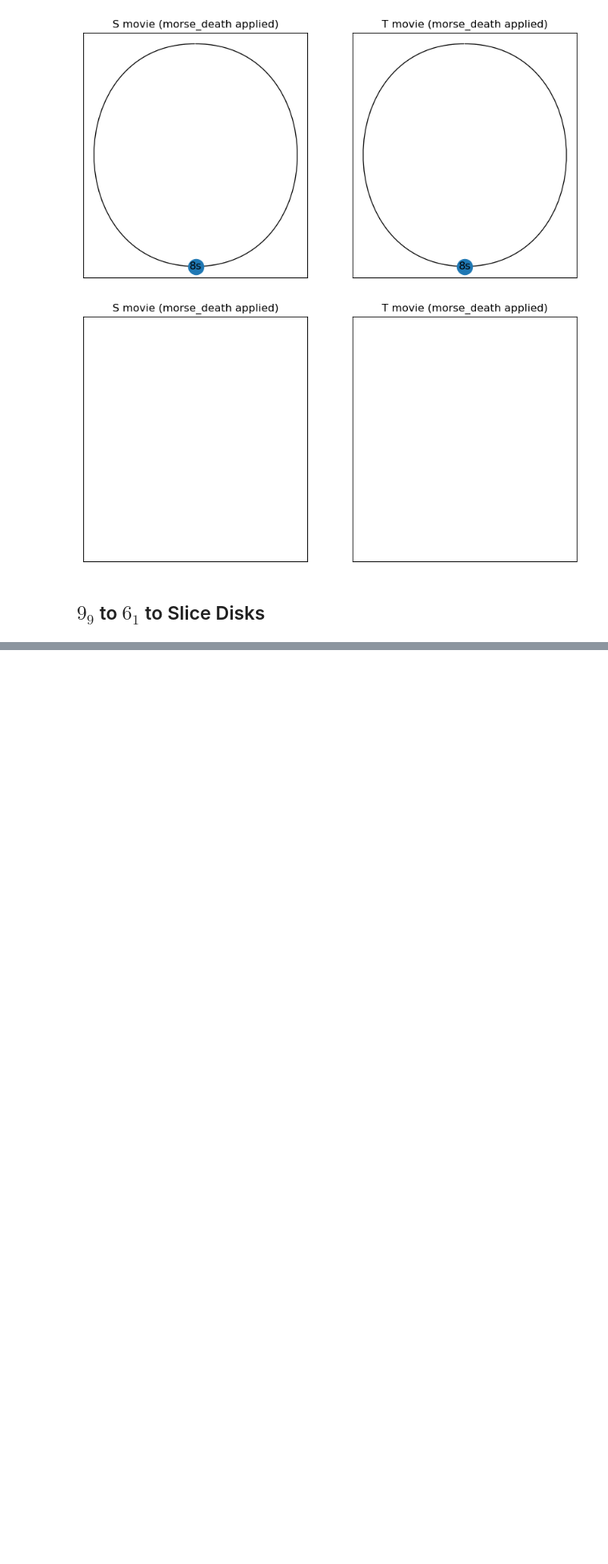
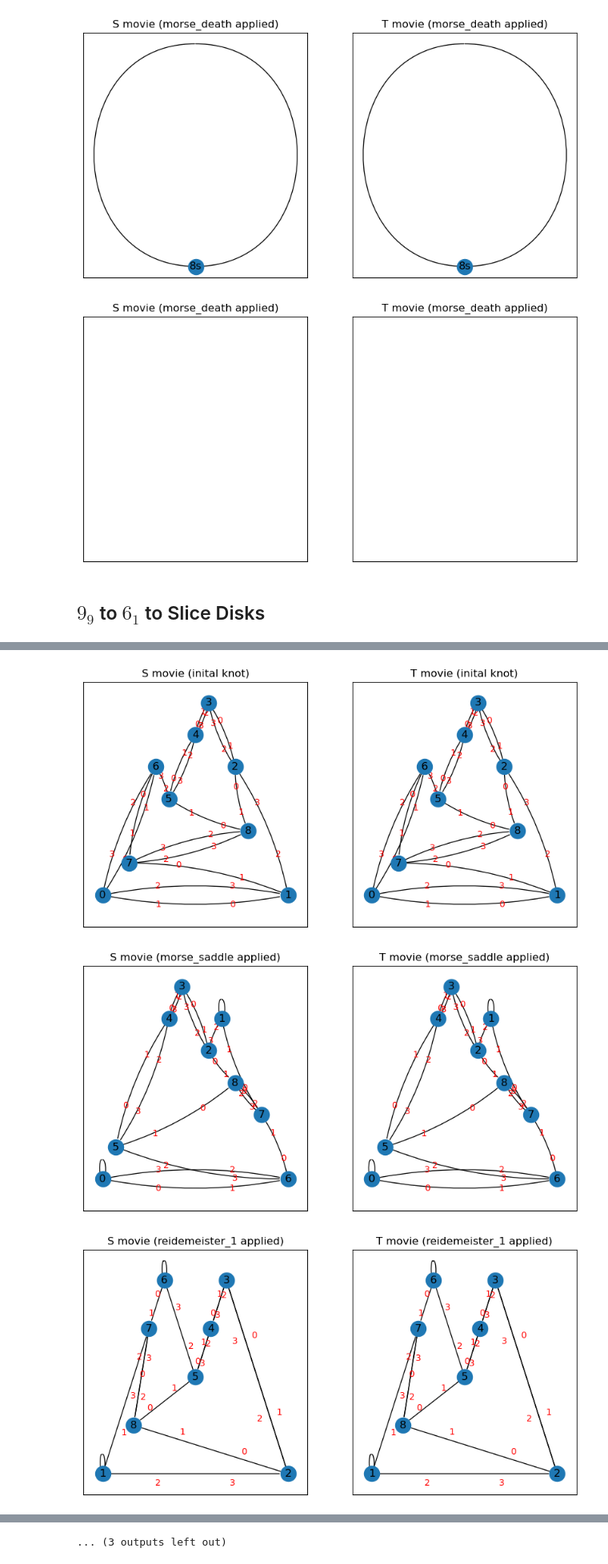
Before and after one commit to JulesGB/KhovanovHomologyOfNonOrientableSurfaces, a Jupyter notebook: Induced Map Computations.ipynb, the cells around one changed output, grey strips where cells are left out. Shown at 80% size. Drawn from its saved outputs; the diff is of its cells as text; code cells hidden in the pictures; blank space fills up the shorter version.

```diff
--- a/Induced Map Computations.ipynb
+++ b/Induced Map Computations.ipynb
@@ -40,8 +40,9 @@ The resulting KJ class is trivial, meaning the band move reduces $T_{2,5}$ to th
 ## Slice disk movie graph printing
 # %%
 def draw_slice_movies(S, T):
-    for i,s,t in zip(range(len(S.links)), S.links, T.links):
-        plt.figure(i, figsize=[10,5])
+    n = len(S.links)
+    for i,s,t in zip(range(n), S.links, T.links):
+        plt.figure(i, figsize=[10,5*n])
         s_move = 'inital knot' if i==0 else S.movie[i-1][0] + ' applied'
         t_move = 'inital knot' if i==0 else T.movie[i-1][0] + ' applied'
         plt.subplot(121, title=f'S movie ({s_move})')
@@ -222,0 +258,12 @@ draw_slice_movies(S, T)
+# %%
+S = Cobordism(K9_9)
+S.band_move(0, (0,2), (0,1)) # band_move to 6_1
+S.finish()
+S.band_move(-1, (2,0), (4,1)) # first band move to slice disks
+S.finish()
+# %%
+T = Cobordism(K9_9)
+T.band_move(0, (0,2), (0,1)) # band_move to 6_1
+T.finish()
+T.band_move(-1, (3,0), (5,1)) # second band move to slice disks
+T.finish()
@@ -222,0 +289,6 @@ draw_slice_movies(S, T)
+# %%
+draw_slice_movies(S,T)
+# %% [output]
+[figure, added]
+[figure, added]
+[figure, added]
@@ -222,0 +304 @@ draw_slice_movies(S, T)
+... (3 outputs left out)
```
Also changed, not shown: parts of 11 cells of this notebook.
